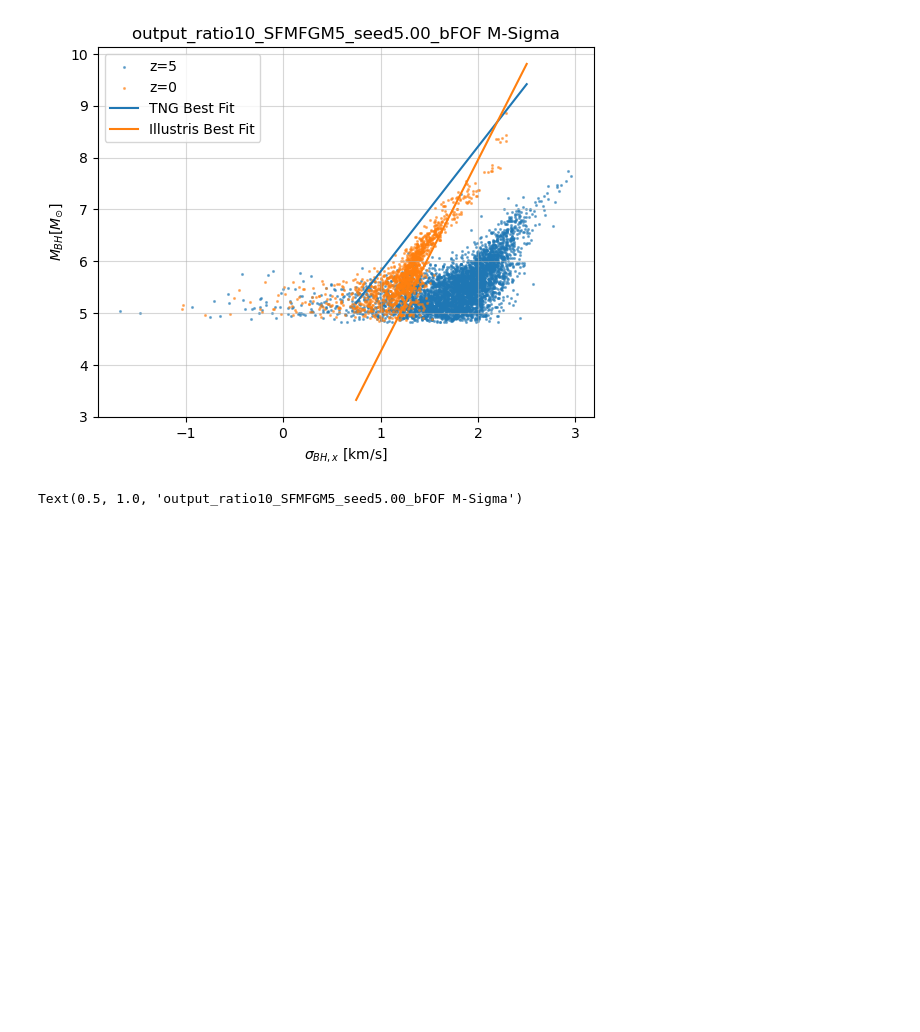
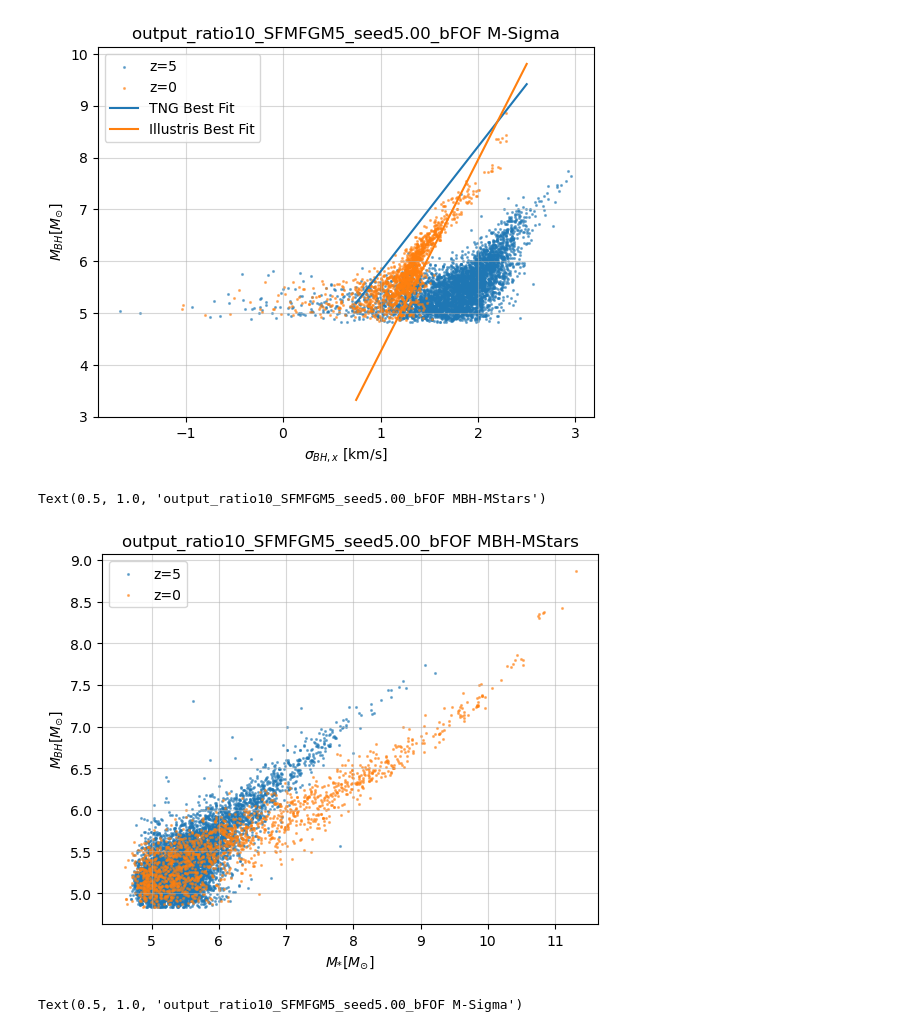
Before and after one commit to khojonat/Brahma_Analysis, a Jupyter notebook: BrahmaRelations.ipynb, the cells around one changed output. Cells and saved outputs as stored; diff of their text form; code cells hidden in the pictures; blank space fills up the shorter version.

```diff
--- a/BrahmaRelations.ipynb
+++ b/BrahmaRelations.ipynb
@@ -730,6 +730,24 @@ plt.title('output_ratio10_SFMFGM5_seed5.00_bFOF M-Sigma')
 plt.savefig('output_ratio10_SFMFGM5_seed5.00_M_Sigma_BH_z5,0.png')
 # %% [output]
 [figure]
+# %%
+M2 = np.array([np.sum(i) for i in Data2[1]])
+M1 = np.array([np.sum(i) for i in WeightedData[1]])
+
+plt.scatter(np.log10(M2),np.log10(Data2[0]),s=1.5,label="z=5",alpha=0.5)
+plt.scatter(np.log10(M1),np.log10(WeightedData[0]),s=1.5,label="z=0",alpha=0.5)
+#plt.plot(x,TNGy[0],label='TNG Best Fit')
+#plt.plot(x,y[0],label='Illustris Best Fit')
+plt.xlabel('$M_{*} [M_{\odot}]$')
+plt.ylabel('$M_{BH} [M_{\odot}]$')
+
+plt.grid(alpha=0.5)
+plt.legend()
+plt.title('output_ratio10_SFMFGM5_seed5.00_bFOF MBH-MStars')
+# plt.savefig('output_ratio10_SFMFGM5_seed5.00_M_Sigma_BH_z5,0.png')
+# %% [output]
+Text(0.5, 1.0, 'output_ratio10_SFMFGM5_seed5.00_bFOF MBH-MStars')
+[figure, added]
 # %%
 plt.scatter(np.log10(Data[10]),np.log10(Data[0]),s=1.5,label="z=5")
 plt.xlabel('Number of progenitors')
```
Also changed, not shown: parts of 18 cells of this notebook.
